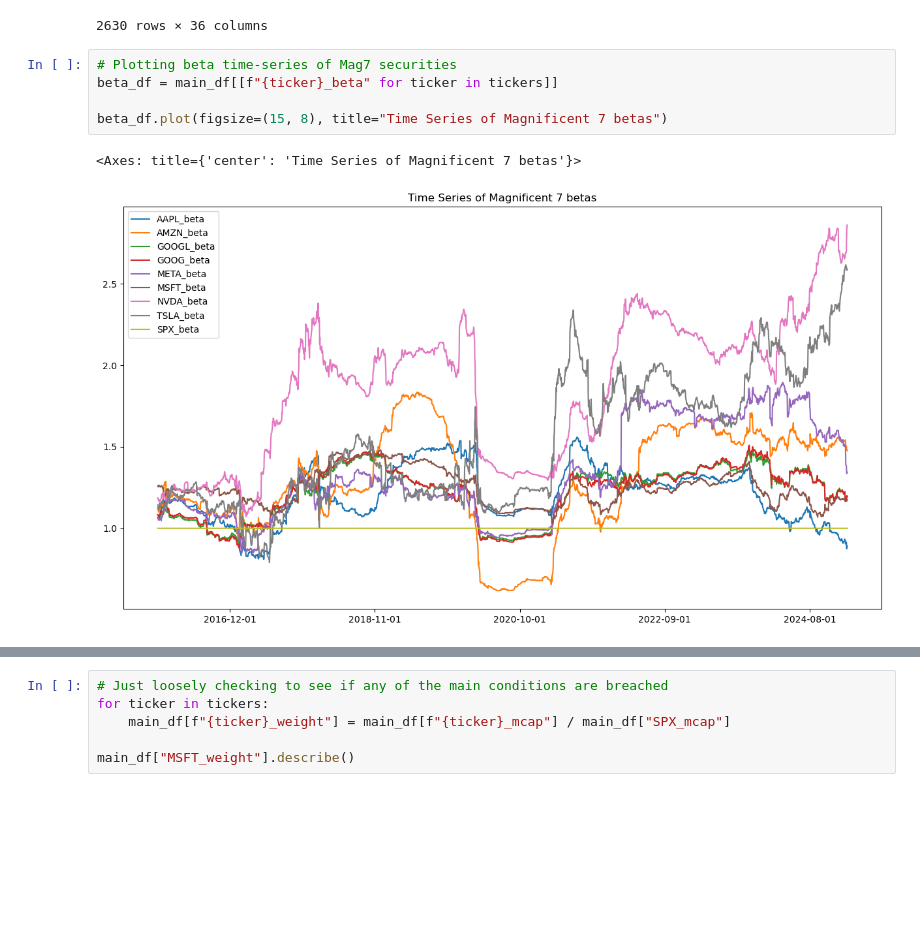
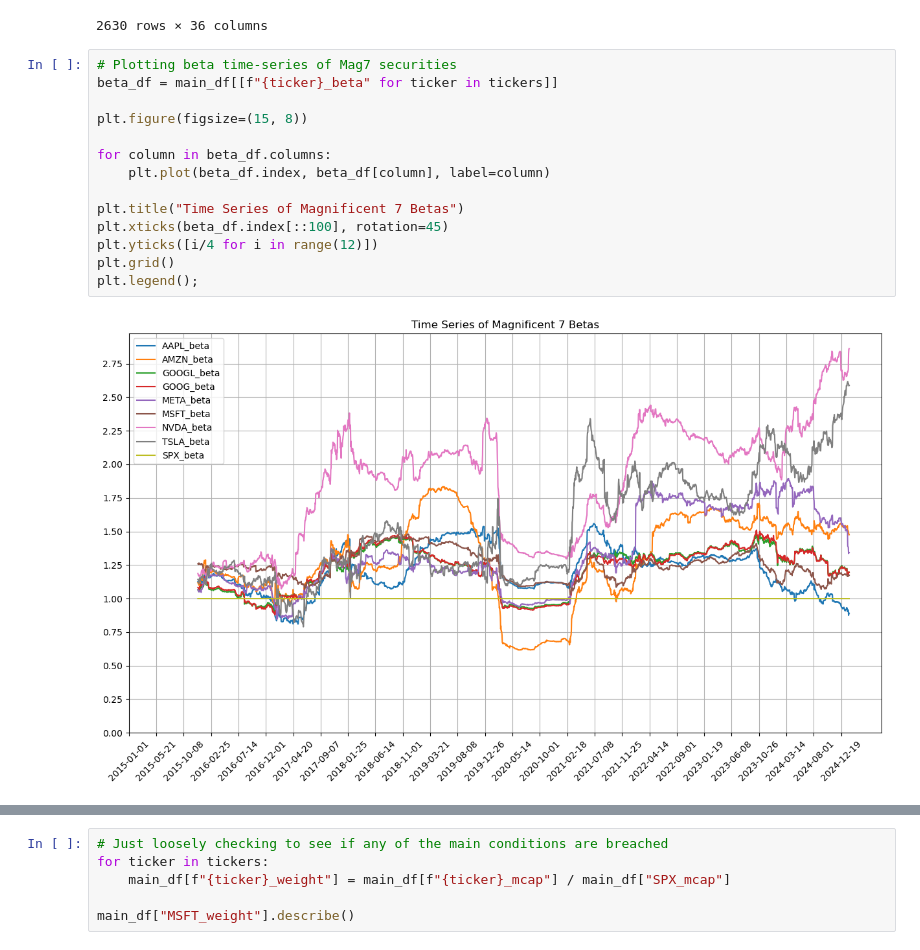
Before and after one commit to tryt0c0de/IAQF_STRAT, a Jupyter notebook: beta_testing.ipynb, the cells around one changed output, grey strips where cells are left out. Cells and saved outputs as stored; diff of their text form; blank space fills up the shorter version.

```diff
--- a/beta_testing.ipynb
+++ b/beta_testing.ipynb
@@ -87,9 +87,17 @@ main_df
 # %%
 # Plotting beta time-series of Mag7 securities
 beta_df = main_df[[f"{ticker}_beta" for ticker in tickers]]
 
-beta_df.plot(figsize=(15, 8), title="Time Series of Magnificent 7 betas")
+plt.figure(figsize=(15, 8))
+
+for column in beta_df.columns:
+    plt.plot(beta_df.index, beta_df[column], label=column)
+
+plt.title("Time Series of Magnificent 7 Betas")
+plt.xticks(beta_df.index[::100], rotation=45)
+plt.yticks([i/4 for i in range(12)])
+plt.grid()
+plt.legend();
 # %% [output]
-<Axes: title={'center': 'Time Series of Magnificent 7 betas'}>
-[figure, old version]
+[figure, new version]
 # %% [markdown]
```
Also changed, not shown: parts of 12 cells of this notebook.
